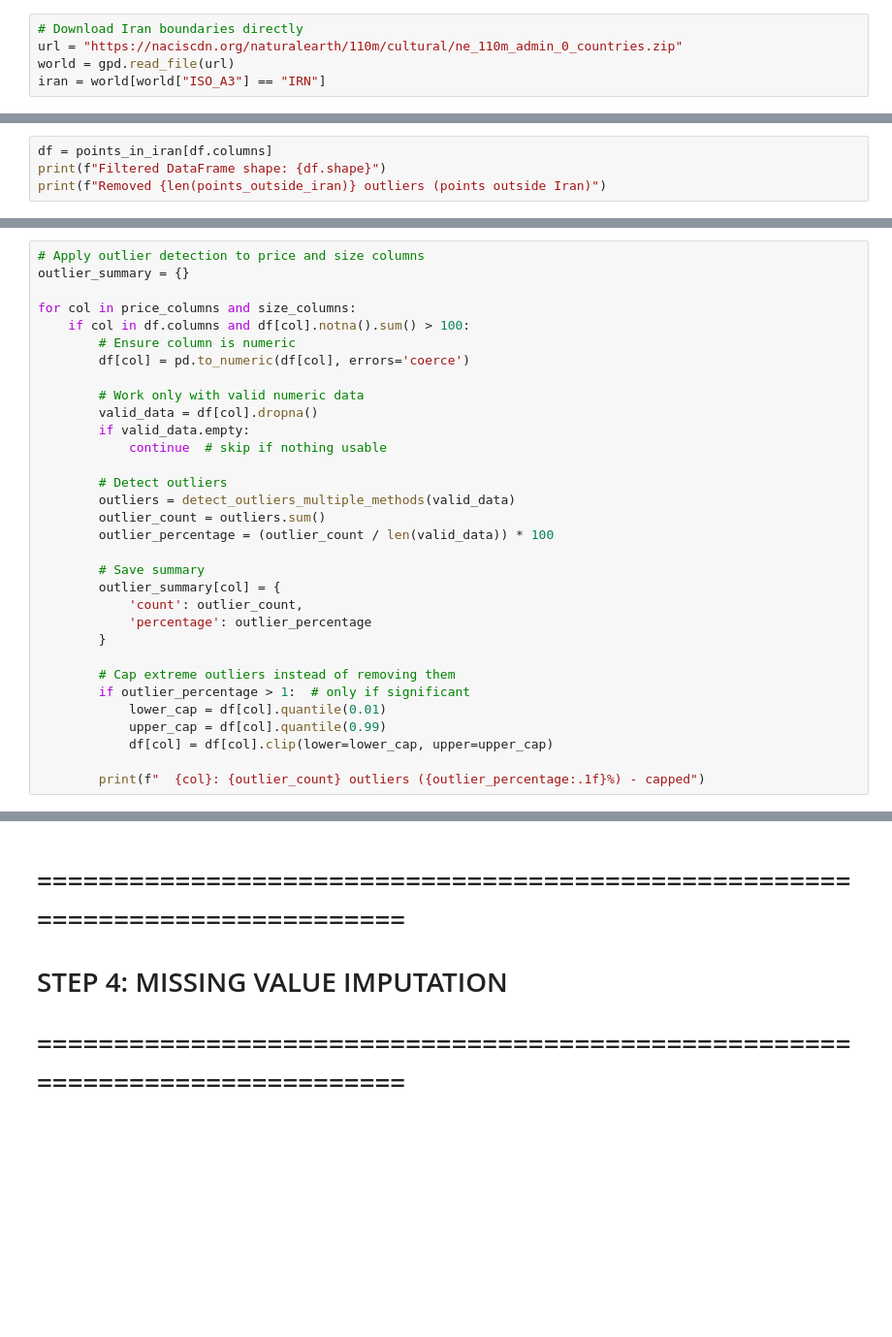
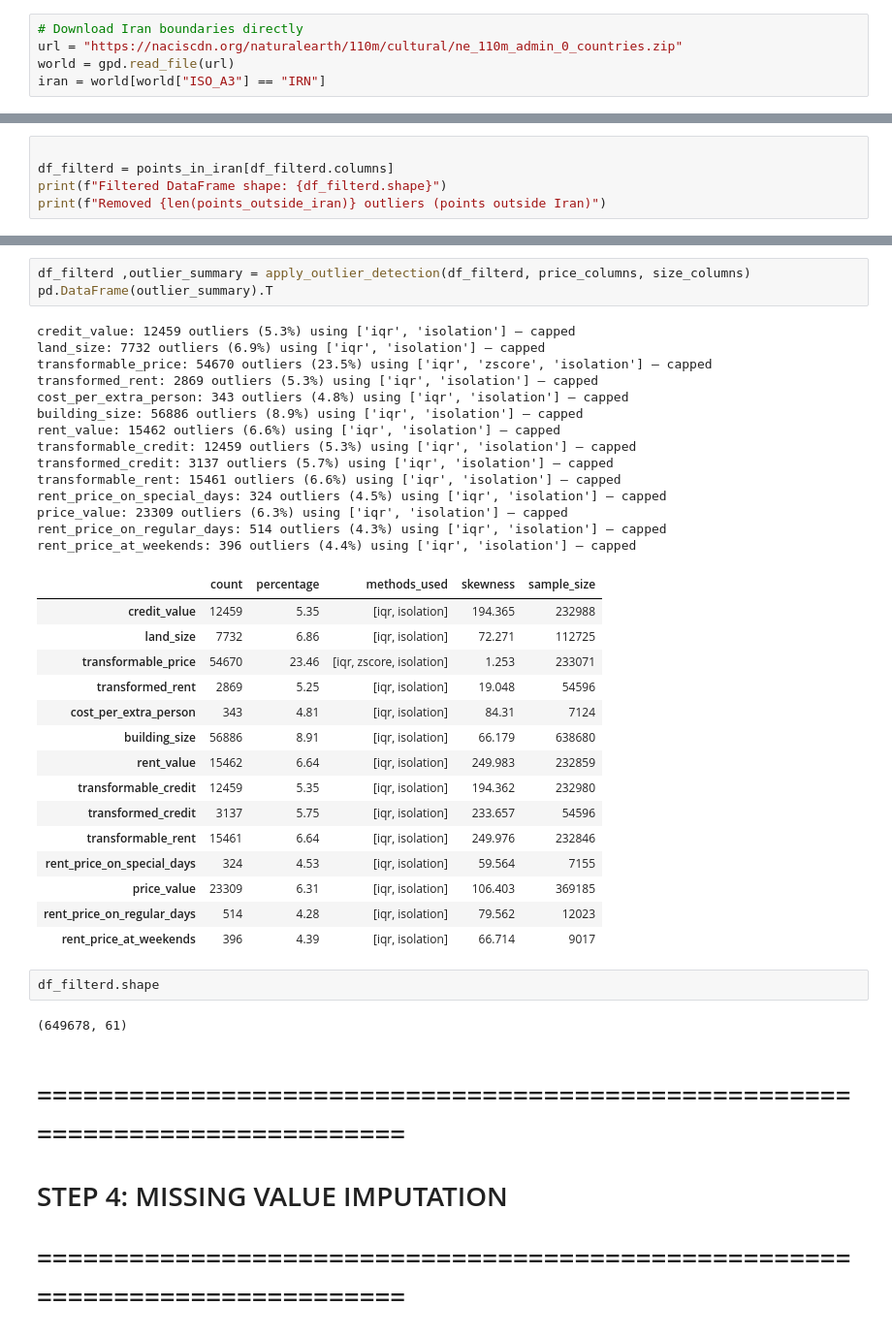
Before and after one commit to Quera-Project/Quera-BootCamp-Al, a Jupyter notebook: data-engineering/divar_data_engineering.ipynb, the cells around one changed output, grey strips where cells are left out. Shown at 97% size. Cells and saved outputs as stored; diff of their text form; blank space fills up the shorter version.

```diff
--- a/data-engineering/divar_data_engineering.ipynb
+++ b/data-engineering/divar_data_engineering.ipynb
@@ -274,0 +322,5 @@ iran = world[world["ISO_A3"] == "IRN"]
+# %%
+
+df_filterd = points_in_iran[df_filterd.columns]
+print(f"Filtered DataFrame shape: {df_filterd.shape}")
+print(f"Removed {len(points_outside_iran)} outliers (points outside Iran)")
@@ -329,4 +387,0 @@ Filtered DataFrame shape: (649678, 58)
-# %%
-df = points_in_iran[df.columns]
-print(f"Filtered DataFrame shape: {df.shape}")
-print(f"Removed {len(points_outside_iran)} outliers (points outside Iran)")
@@ -394,32 +387,0 @@ Filtered DataFrame shape: (649678, 58)
-# %%
-# Apply outlier detection to price and size columns
-outlier_summary = {}
-
-for col in price_columns and size_columns:
-    if col in df.columns and df[col].notna().sum() > 100:
-        # Ensure column is numeric
-        df[col] = pd.to_numeric(df[col], errors='coerce')
-
-        # Work only with valid numeric data
-        valid_data = df[col].dropna()
-        if valid_data.empty:
-            continue  # skip if nothing usable
-
-        # Detect outliers
-        outliers = detect_outliers_multiple_methods(valid_data)
-        outlier_count = outliers.sum()
-        outlier_percentage = (outlier_count / len(valid_data)) * 100
-
-        # Save summary
-        outlier_summary[col] = {
-            'count': outlier_count,
-            'percentage': outlier_percentage
-        }
-
-        # Cap extreme outliers instead of removing them
-        if outlier_percentage > 1:  # only if significant
-            lower_cap = df[col].quantile(0.01)
-            upper_cap = df[col].quantile(0.99)
-            df[col] = df[col].clip(lower=lower_cap, upper=upper_cap)
-
-        print(f"  {col}: {outlier_count} outliers ({outlier_percentage:.1f}%) - capped")
@@ -429,3 +464,40 @@ for col in price_columns and size_columns:
+# %%
+df_filterd ,outlier_summary = apply_outlier_detection(df_filterd, price_columns, size_columns)
+pd.DataFrame(outlier_summary).T
+# %% [output]
+credit_value: 12459 outliers (5.3%) using ['iqr', 'isolation'] – capped
+land_size: 7732 outliers (6.9%) using ['iqr', 'isolation'] – capped
+transformable_price: 54670 outliers (23.5%) using ['iqr', 'zscore', 'isolation'] – capped
+transformed_rent: 2869 outliers (5.3%) using ['iqr', 'isolation'] – capped
+cost_per_extra_person: 343 outliers (4.8%) using ['iqr', 'isolation'] – capped
+building_size: 56886 outliers (8.9%) using ['iqr', 'isolation'] – capped
+rent_value: 15462 outliers (6.6%) using ['iqr', 'isolation'] – capped
+transformable_credit: 12459 outliers (5.3%) using ['iqr', 'isolation'] – capped
+transformed_credit: 3137 outliers (5.7%) using ['iqr', 'isolation'] – capped
+transformable_rent: 15461 outliers (6.6%) using ['iqr', 'isolation'] – capped
+rent_price_on_special_days: 324 outliers (4.5%) using ['iqr', 'isolation'] – capped
+price_value: 23309 outliers (6.3%) using ['iqr', 'isolation'] – capped
+rent_price_on_regular_days: 514 outliers (4.3%) using ['iqr', 'isolation'] – capped
+rent_price_at_weekends: 396 outliers (4.4%) using ['iqr', 'isolation'] – capped
+|  | count | percentage | methods_used | skewness | sample_size |
+| credit_value | 12459 | 5.35 | [iqr, isolation] | 194.365 | 232988 |
+| land_size | 7732 | 6.86 | [iqr, isolation] | 72.271 | 112725 |
+| transformable_price | 54670 | 23.46 | [iqr, zscore, isolation] | 1.253 | 233071 |
+| transformed_rent | 2869 | 5.25 | [iqr, isolation] | 19.048 | 54596 |
+| cost_per_extra_person | 343 | 4.81 | [iqr, isolation] | 84.31 | 7124 |
+| building_size | 56886 | 8.91 | [iqr, isolation] | 66.179 | 638680 |
+| rent_value | 15462 | 6.64 | [iqr, isolation] | 249.983 | 232859 |
+| transformable_credit | 12459 | 5.35 | [iqr, isolation] | 194.362 | 232980 |
+| transformed_credit | 3137 | 5.75 | [iqr, isolation] | 233.657 | 54596 |
+| transformable_rent | 15461 | 6.64 | [iqr, isolation] | 249.976 | 232846 |
+| rent_price_on_special_days | 324 | 4.53 | [iqr, isolation] | 59.564 | 7155 |
+| price_value | 23309 | 6.31 | [iqr, isolation] | 106.403 | 369185 |
+| rent_price_on_regular_days | 514 | 4.28 | [iqr, isolation] | 79.562 | 12023 |
+| rent_price_at_weekends | 396 | 4.39 | [iqr, isolation] | 66.714 | 9017 |
+# %%
+df_filterd.shape
+# %% [output]
+(649678, 61)
 # %% [markdown]
 # =============================================================================
 # STEP 4: MISSING VALUE IMPUTATION
```
Also changed, not shown: parts of 97 cells of this notebook.
